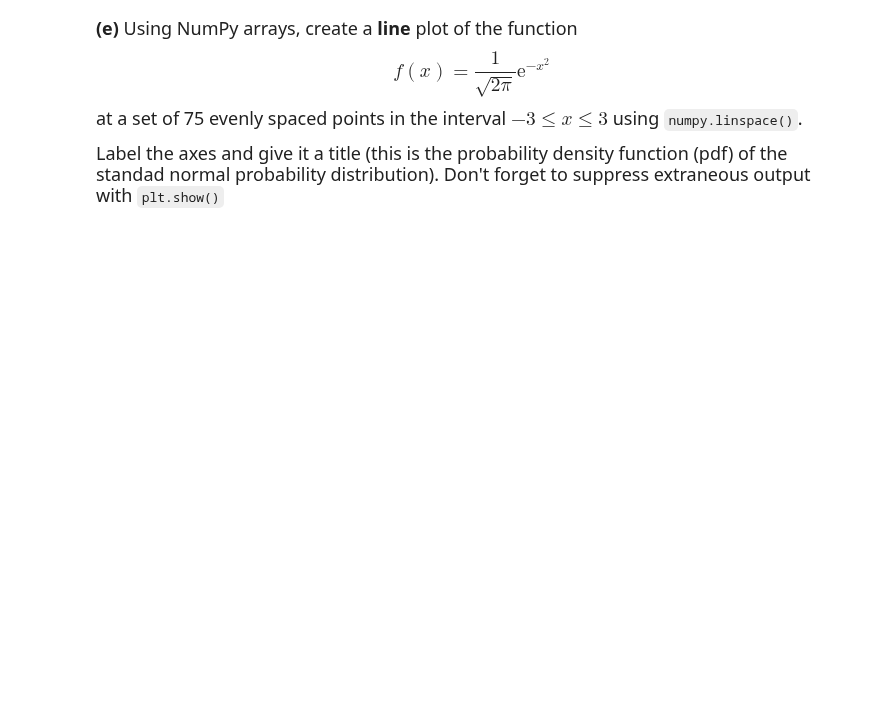
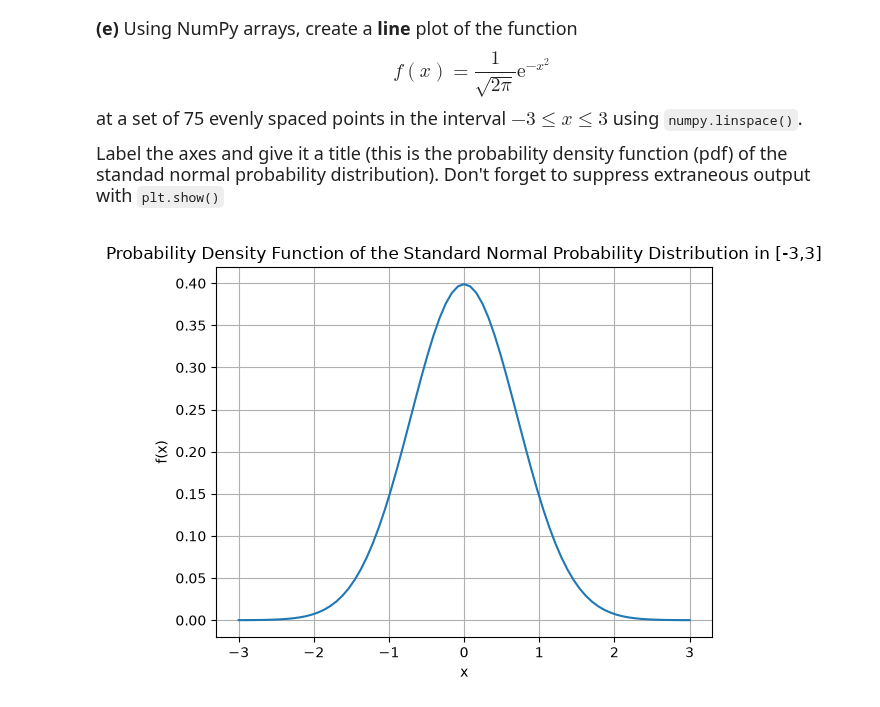
Before and after one commit to victoria724/datasci151fall2026, a Jupyter notebook: _assignments/assignment_3/Assignment3.ipynb, the cells around one changed output. Saved outputs shown, nothing was run; the diff lists cells and outputs as text; code cells hidden in the pictures; blank space fills up the shorter version.

```diff
--- a/_assignments/assignment_3/Assignment3.ipynb
+++ b/_assignments/assignment_3/Assignment3.ipynb
@@ -146,3 +179,14 @@ at a set of 75 evenly spaced points in the interval $-3 \leq x \leq 3$ using `nu
 Label the axes and give it a title (this is the probability density function (pdf) of the standad normal probability distribution). Don't forget to suppress extraneous output with `plt.show()`
 # %%
 # your code here
+import matplotlib.pyplot as plt
+import numpy
+x = numpy.linspace(-3,3,75)
+plt.plot(x, 1/numpy.sqrt(2*numpy.pi)*numpy.exp(-x**2))
+plt.title("Probability Density Function of the Standard Normal Probability Distribution in [-3,3]")
+plt.xlabel("x")
+plt.ylabel("f(x)")
+plt.grid()
+plt.show()
+# %% [output]
+[figure, added]
```
Also changed, not shown: parts of 5 cells of this notebook, 24 other files.
